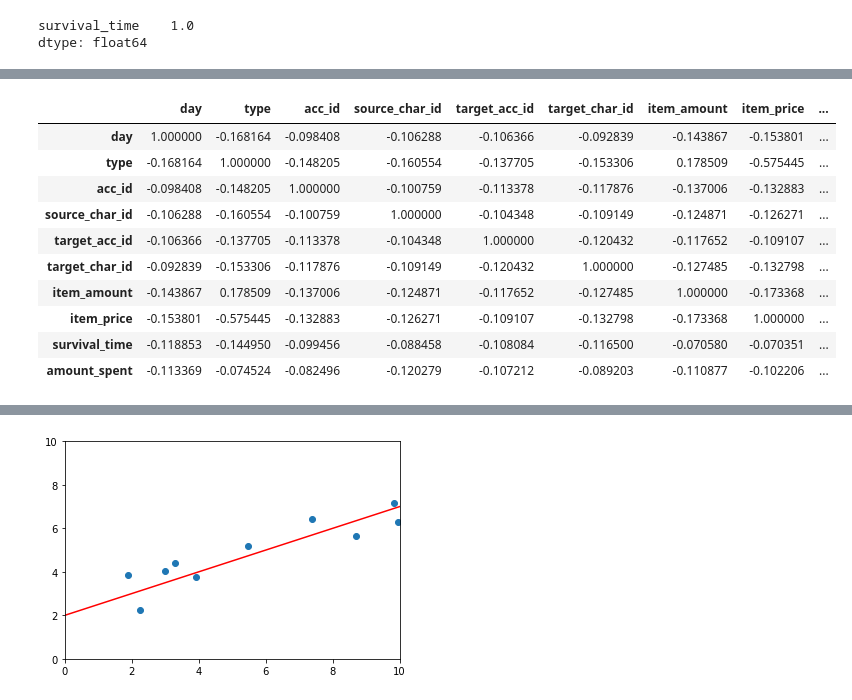
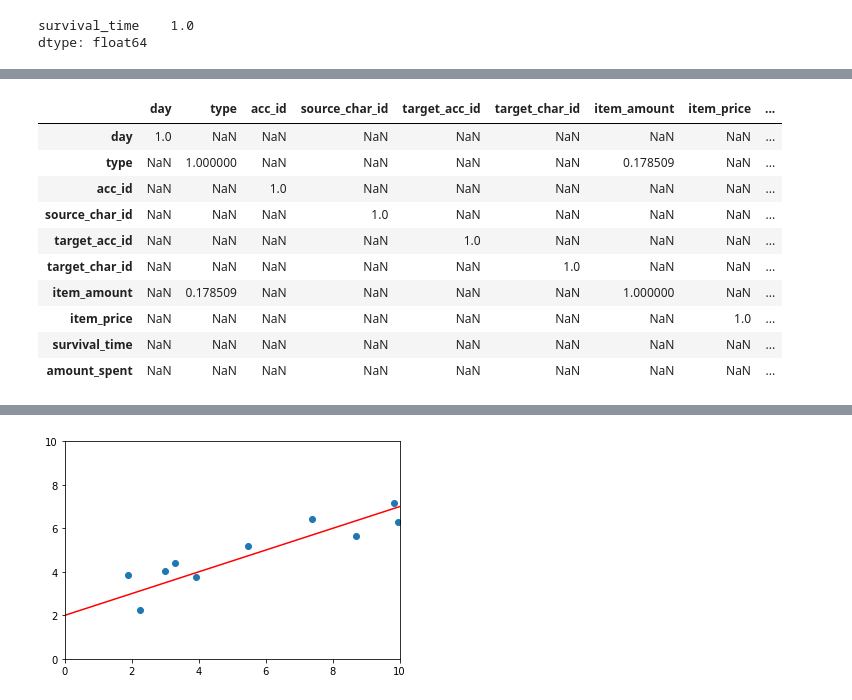
Before and after one commit to cyberjam/BigContest, a Jupyter notebook: BigCombat.ipynb, the cells around one changed output, grey strips where cells are left out. Cells and saved outputs as stored; diff of their text form; code cells hidden in the pictures.

```diff
--- a/BigCombat.ipynb
+++ b/BigCombat.ipynb
@@ -425,17 +426,17 @@ result3.corr()
 # %%
-result4.corr()
+result4.corr()[result4.corr()>0]
 # %% [output]
 |  | day | type | acc_id | source_char_id | target_acc_id | target_char_id | item_amount | item_price | ... |
-| day | 1.000000 | -0.168164 | -0.098408 | -0.106288 | -0.106366 | -0.092839 | -0.143867 | -0.153801 | ... |
-| type | -0.168164 | 1.000000 | -0.148205 | -0.160554 | -0.137705 | -0.153306 | 0.178509 | -0.575445 | ... |
-| acc_id | -0.098408 | -0.148205 | 1.000000 | -0.100759 | -0.113378 | -0.117876 | -0.137006 | -0.132883 | ... |
-| source_char_id | -0.106288 | -0.160554 | -0.100759 | 1.000000 | -0.104348 | -0.109149 | -0.124871 | -0.126271 | ... |
-| target_acc_id | -0.106366 | -0.137705 | -0.113378 | -0.104348 | 1.000000 | -0.120432 | -0.117652 | -0.109107 | ... |
-| target_char_id | -0.092839 | -0.153306 | -0.117876 | -0.109149 | -0.120432 | 1.000000 | -0.127485 | -0.132798 | ... |
-| item_amount | -0.143867 | 0.178509 | -0.137006 | -0.124871 | -0.117652 | -0.127485 | 1.000000 | -0.173368 | ... |
-| item_price | -0.153801 | -0.575445 | -0.132883 | -0.126271 | -0.109107 | -0.132798 | -0.173368 | 1.000000 | ... |
-| survival_time | -0.118853 | -0.144950 | -0.099456 | -0.088458 | -0.108084 | -0.116500 | -0.070580 | -0.070351 | ... |
-| amount_spent | -0.113369 | -0.074524 | -0.082496 | -0.120279 | -0.107212 | -0.089203 | -0.110877 | -0.102206 | ... |
+| day | 1.0 | NaN | NaN | NaN | NaN | NaN | NaN | NaN | ... |
+| type | NaN | 1.000000 | NaN | NaN | NaN | NaN | 0.178509 | NaN | ... |
+| acc_id | NaN | NaN | 1.0 | NaN | NaN | NaN | NaN | NaN | ... |
+| source_char_id | NaN | NaN | NaN | 1.0 | NaN | NaN | NaN | NaN | ... |
+| target_acc_id | NaN | NaN | NaN | NaN | 1.0 | NaN | NaN | NaN | ... |
+| target_char_id | NaN | NaN | NaN | NaN | NaN | 1.0 | NaN | NaN | ... |
+| item_amount | NaN | 0.178509 | NaN | NaN | NaN | NaN | 1.000000 | NaN | ... |
+| item_price | NaN | NaN | NaN | NaN | NaN | NaN | NaN | 1.0 | ... |
+| survival_time | NaN | NaN | NaN | NaN | NaN | NaN | NaN | NaN | ... |
+| amount_spent | NaN | NaN | NaN | NaN | NaN | NaN | NaN | NaN | ... |
 # %%
 activity = pd.read_csv('BigContest/train_activity.csv')
 result5 =pd.merge(activity,label,how='inner',on='acc_id').corr()
```
Also changed, not shown: parts of 3 cells of this notebook.
